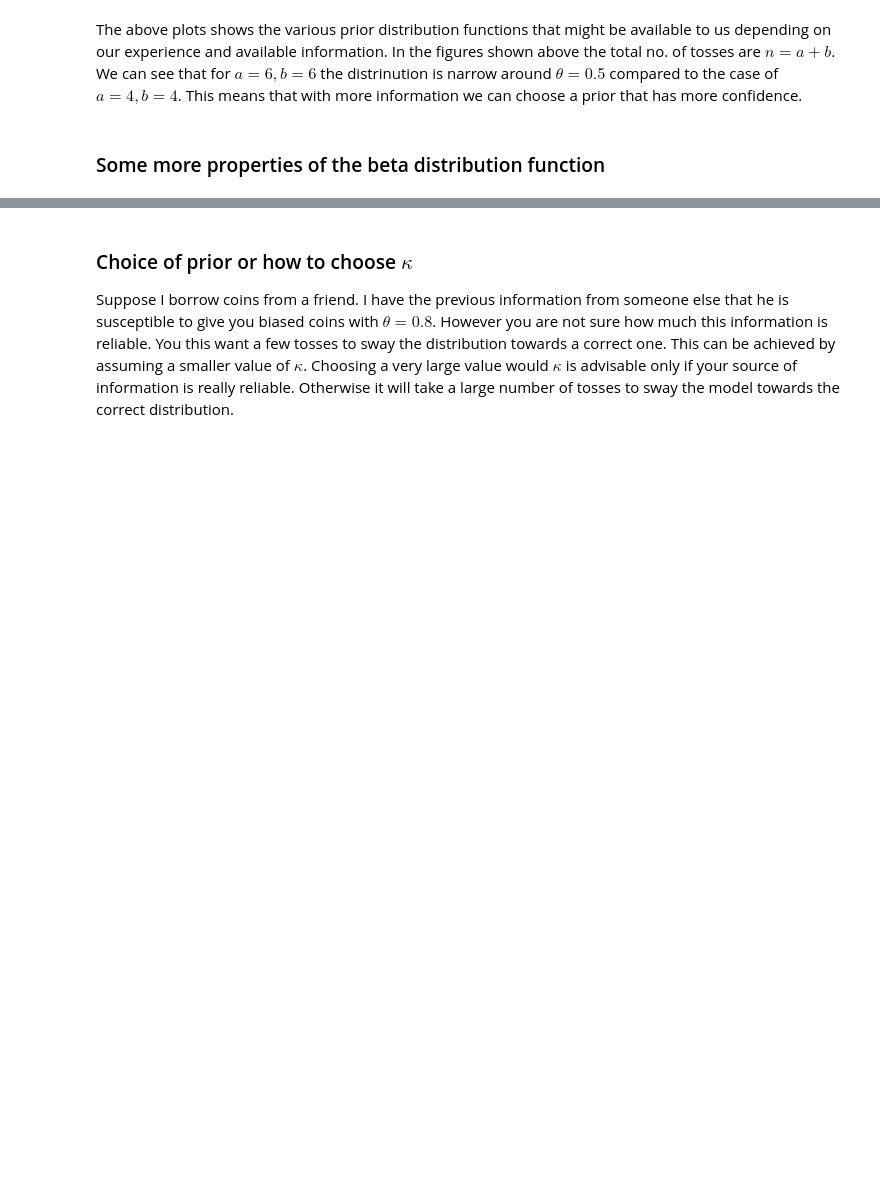
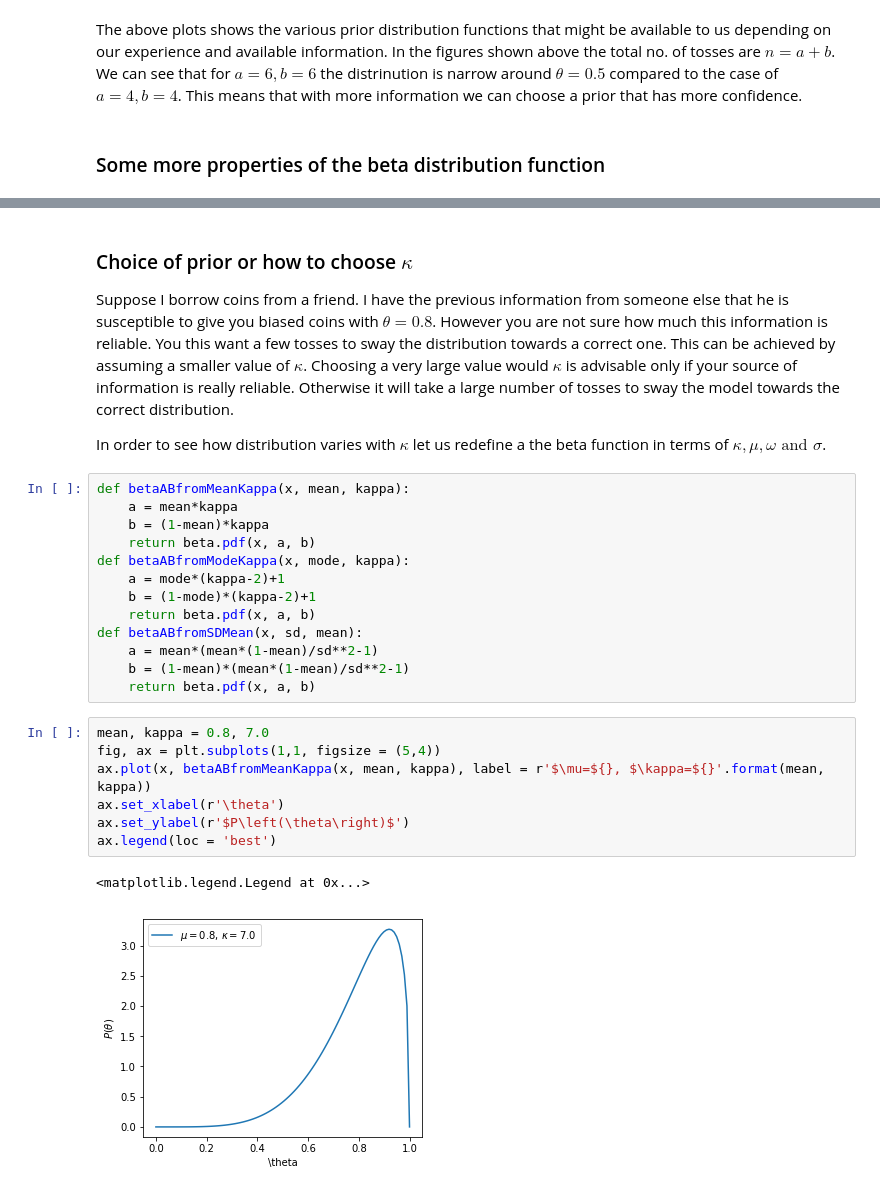
Before and after one commit to nathdipankar/Bayesian-Statistics, a Jupyter notebook: BinomialProbailityWithExactmathematicalAnalysis/Inferring Binomial Probability.ipynb, the cells around one changed output, grey strips where cells are left out. Drawn from its saved outputs; the diff is of its cells as text; blank space fills up the shorter version.

```diff
--- a/BinomialProbailityWithExactmathematicalAnalysis/Inferring Binomial Probability.ipynb
+++ b/BinomialProbailityWithExactmathematicalAnalysis/Inferring Binomial Probability.ipynb
@@ -122,3 +129,28 @@ b & = & \left(1 - \omega \right)\left(\kappa - 2\right)\left(\kappa - 2\right)
 ### Choice of prior or how to choose $\kappa$
 
 Suppose I borrow coins from a friend. I have the previous information from someone else that he is susceptible to give you biased coins with $\theta = 0.8$.  However you are not sure how much this information is reliable. You this want a few tosses to sway the distribution towards a correct one. This can be achieved by assuming a smaller value of $\kappa$. Choosing a very large value would $\kappa$ is advisable only if your source of information is really reliable. Otherwise it will take a large number of tosses to sway the model towards the correct distribution.
+
+In order to see how distribution varies with $\kappa$ let us redefine a the beta function in terms of $\kappa, \mu, \omega \text{ and } \sigma$.
+# %%
+def betaABfromMeanKappa(x, mean, kappa):
+    a = mean*kappa
+    b = (1-mean)*kappa
+    return beta.pdf(x, a, b)
+def betaABfromModeKappa(x, mode, kappa):
+    a = mode*(kappa-2)+1
+    b = (1-mode)*(kappa-2)+1
+    return beta.pdf(x, a, b)
+def betaABfromSDMean(x, sd, mean):
+    a = mean*(mean*(1-mean)/sd**2-1)
+    b = (1-mean)*(mean*(1-mean)/sd**2-1)
+    return beta.pdf(x, a, b)
+# %%
+mean, kappa = 0.8, 7.0
+fig, ax = plt.subplots(1,1, figsize = (5,4))
+ax.plot(x, betaABfromMeanKappa(x, mean, kappa), label = r'$\mu=${}, $\kappa=${}'.format(mean, kappa))
+ax.set_xlabel(r'\theta')
+ax.set_ylabel(r'$P\left(\theta\right)$')
+ax.legend(loc = 'best')
+# %% [output]
+<matplotlib.legend.Legend at 0x...>
+[figure, added]
```
Also changed, not shown: parts of 4 cells of this notebook.
